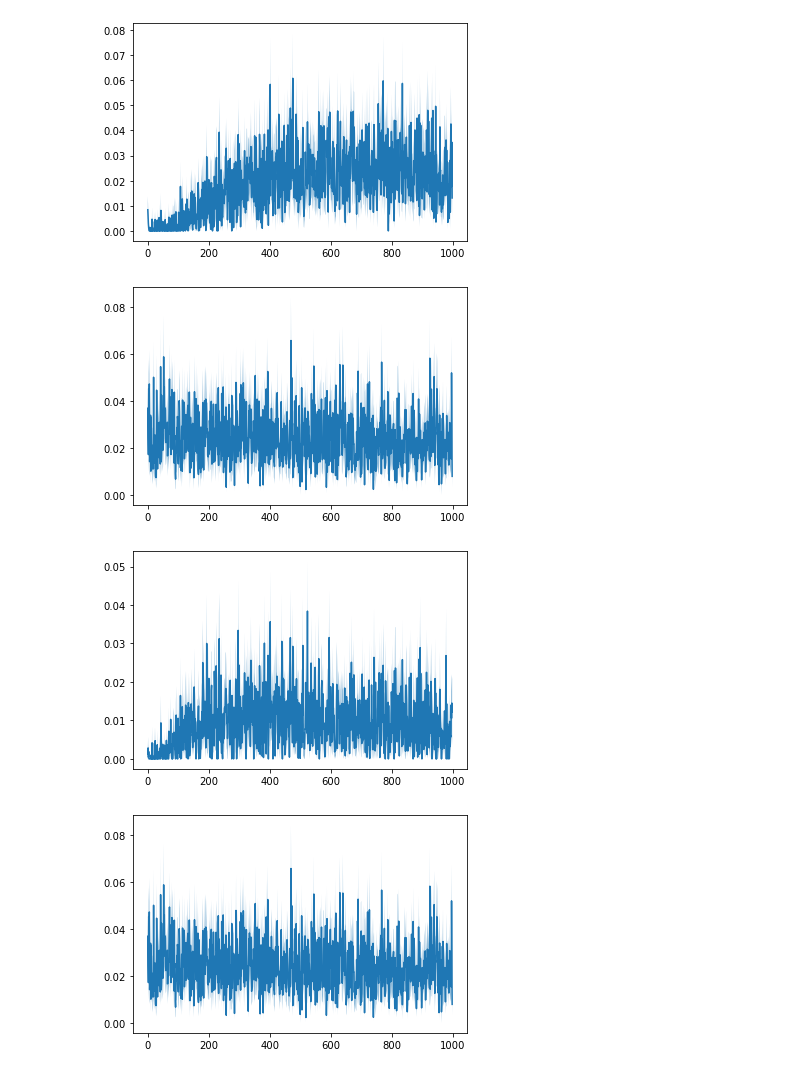
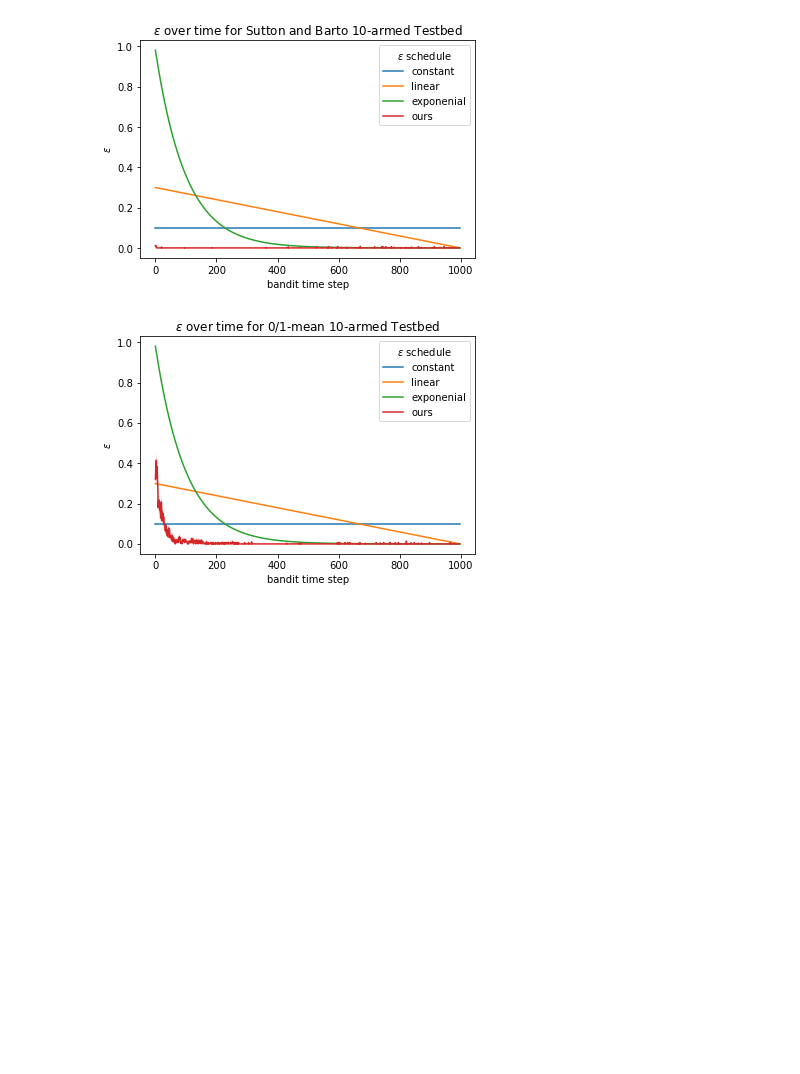
Before and after one commit to ethanabrooks/teacher-RL, a Jupyter notebook: notebooks/comparison.ipynb, the cells around one changed output. Drawn from its saved outputs; the diff is of its cells as text; code cells hidden in the pictures; blank space fills up the shorter version.

```diff
--- a/notebooks/comparison.ipynb
+++ b/notebooks/comparison.ipynb
@@ -11,39 +11,63 @@ ns = [15, 20, 22, 23]
 def df(pattern):
     path = next(Path('/home/jovyan/').glob(pattern))
     array = np.load(str(path))
     n, d = array.shape
     indices = np.tile(np.arange(d), n)
     return pd.DataFrame(dict(y=array.flatten(), x=indices, pattern=pattern))
 
 
 def _plot(*patterns, kind="line", ci="sd",**kwargs):
     data = pd.concat(df(p) for p in patterns)
     sns.relplot(x="x", y="y", hue="pattern", kind=kind, ci=ci, data=data);
 
 
 def moving_average1(a, n=1):
     ret = np.cumsum(a, dtype=float, axis=1)
     ret[:, n:] = ret[:, n:] - ret[:, :-n]
     return ret[:, n - 1:] / n
 
-def plot(*patterns):
+def _plot(*patterns):
     for pattern in patterns:
         path = next(Path('/home/jovyan/').glob(pattern))
         array = moving_average1(np.load(str(path)))
         n, d = array.shape
         mean = array.mean(0)
         std = array.std(0)
         ste = std / np.sqrt(n)
         plt.plot(mean)
         plt.fill_between(np.arange(d), mean - ste, mean + ste, alpha=0.5)
     plt.show()
 
-#for path in Path('/home/jovyan/').glob(f'*/*/TeacherTrainer_{15}_*/coefficient.npy'):
-#    print(path)
-for n in ns:
-    plot(f'*/*/TeacherTrainer_{n}_*/coefficient.npy')
+def plot(path, label):
+    array = np.load(str(path))
+    n, d = array.shape
+    mean = array.mean(0)
+    std = array.std(0)
+    ste = std / np.sqrt(n)
+    plt.plot(mean, label=label)
+    plt.fill_between(np.arange(d), mean - ste, mean + ste, alpha=0.5)
+
+datasets = ['sb', '01']
+dataset_name = {'sb':'Sutton and Barto 10-armed Testbed', '01': '0/1-mean 10-armed Testbed'}
+algos = ['const', 'linear', 'exp', 'our']
+labels = dict(
+    our='ours',
+    const='constant',
+    linear='linear',
+    exp='exponenial'
+)
+for dataset in datasets:
+    for algo in algos:
+        path = next(Path('/home/jovyan/').glob(f'*/{dataset}/Teacher*/{algo}_epsilon.npy'))
+        plot(path, labels[algo])
+
+    plt.title(f'$\epsilon$ over time for {dataset_name[dataset]}')
+    plt.legend(title='$\epsilon$ schedule')
+    plt.ylabel('$\epsilon$')
+    plt.xlabel('bandit time step')
+    plt.show()
+#for n in ns:
+#plot(f'*/sb/Teacher*/')
 # %% [output]
-[figure, old version]
+[figure, new version]
-[figure, old version]
+[figure, new version]
-[figure, removed]
-[figure, removed]
```
Also changed, not shown: parts of 4 cells of this notebook.
